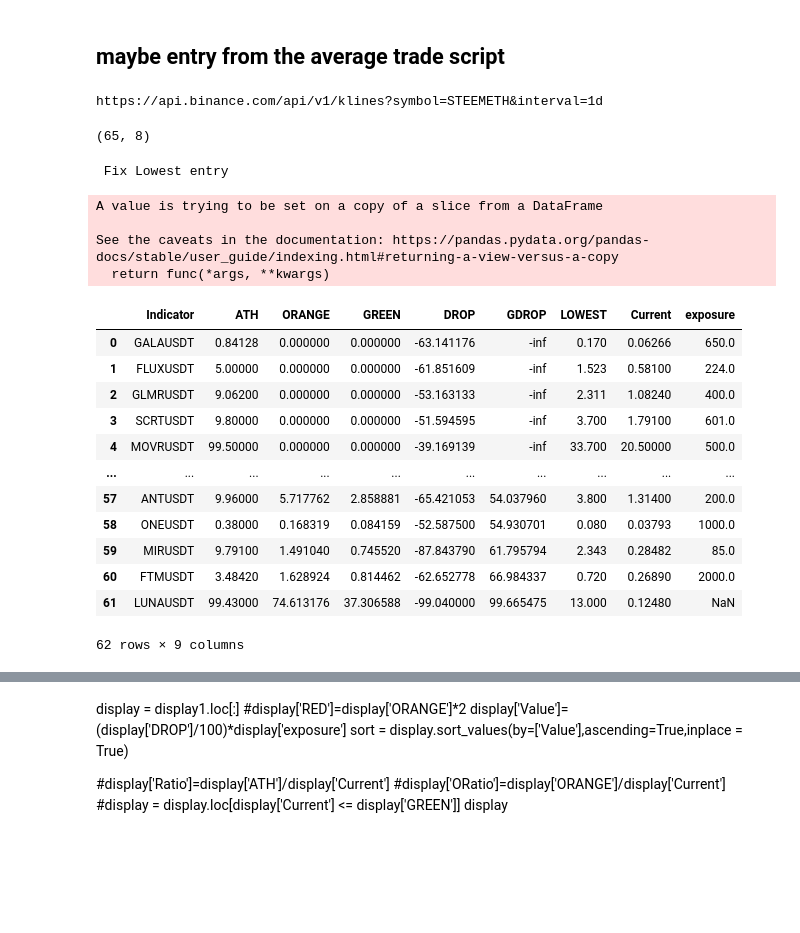
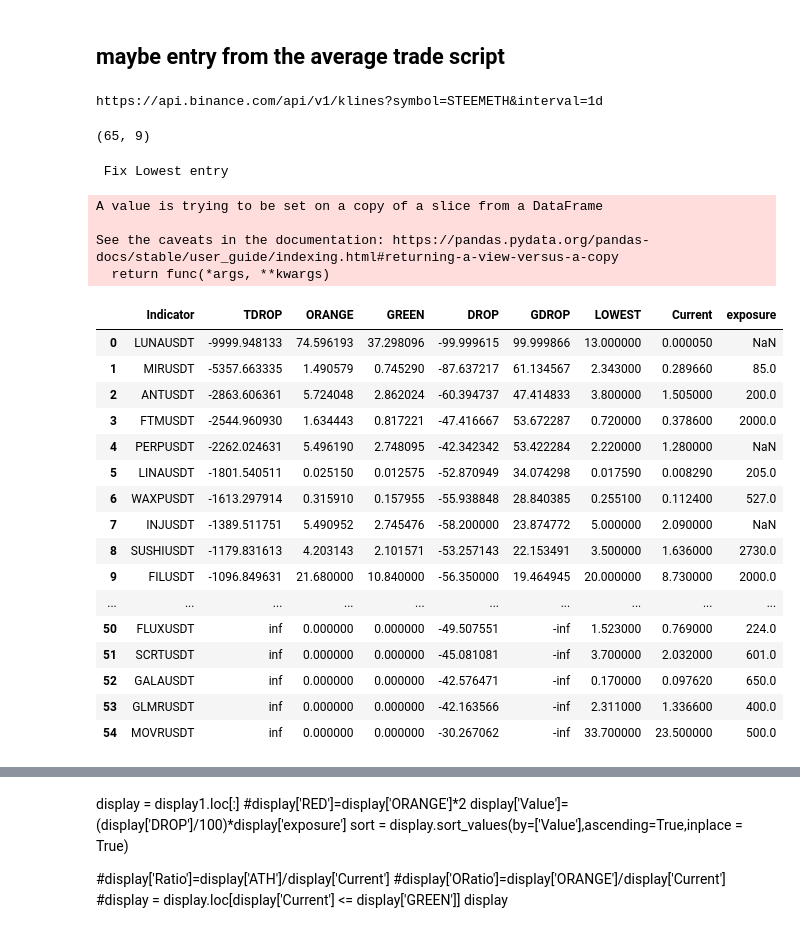
Before and after one commit to hjabbour/ML, a Jupyter notebook: FixEntries.ipynb, the cells around one changed output, grey strips where cells are left out. Saved outputs shown, nothing was run; the diff lists cells and outputs as text; code cells hidden in the pictures; blank space fills up the shorter version.

```diff
--- a/FixEntries.ipynb
+++ b/FixEntries.ipynb
@@ -167,6 +167,7 @@ AllTime.dtypes
 #AllTime['3MONTH']=(AllTime['Current']/AllTime['THMH'])*100
 AllTime['DROP']=((AllTime['Current']-AllTime['LOWEST'])/AllTime['LOWEST'])*100
 AllTime['GDROP']=((AllTime['GREEN']-AllTime['Current'])/AllTime['GREEN'])*100
+AllTime['TDROP']=((AllTime['DROP']*AllTime['GDROP']))
 
 #AllTime.sort_values(by=['ALLTIME'],ascending=True,inplace = True)
 #AllTime.sort_values(by='ATH',ascending=False)
@@ -177,52 +178,57 @@ AllTime['GDROP']=((AllTime['GREEN']-AllTime['Current'])/AllTime['GREEN'])*100
 AllTime.shape
 # %% [output]
 https://api.binance.com/api/v1/klines?symbol=STEEMETH&interval=1d
-(65, 8)
+(65, 9)
 # %%
 ## Display the Data coins run last  Month
 
 #drop = AllTime.loc[(AllTime['MONTH'] < 35)]
 #drop = AllTime.loc[(AllTime['MONTH'] < 70)]
 #drop = AllTime.loc[(AllTime['MONTH'] < 80)&(AllTime['2MONTH'] < 70)&(AllTime['ALLTIME'] < 40)]
 drop = AllTime.loc[(AllTime['Current'] <= AllTime['LOWEST'])]
 
 #sort = drop.sort_values(by=['EASY'],ascending=False,inplace = True)
-sort = drop.sort_values(by=['GDROP','DROP'],ascending=[True,True],inplace = True)
+sort = drop.sort_values(by=['GDROP','DROP'],ascending=[False,True],inplace = True)
+sort = drop.sort_values(by=['TDROP'],ascending=True,inplace = True)
 
 #drop = drop.loc[(drop['ALLTIME'] < drop['3MONTH'])]
-display = drop[['Indicator','ATH','ORANGE','GREEN','DROP','GDROP','LOWEST','Current']]
+display = drop[['Indicator','TDROP','ORANGE','GREEN','DROP','GDROP','LOWEST','Current']]
 
 #print(display.iloc[0:60,0:14])
 #print(display.iloc[60:110,])
 #print(display.iloc[110:160,])
 print("\b Fix Lowest entry ")
 
 display = display.merge(exposure ,how="left",on="Indicator")
 #display1 = display.sort_values(by=['exposure'],ascending=True,inplace = True)
 
 
 display.to_csv("fixentries.csv")
 
 display
 # %% [output]
  Fix Lowest entry
 A value is trying to be set on a copy of a slice from a DataFrame
 
 See the caveats in the documentation: https://pandas.pydata.org/pandas-docs/stable/user_guide/indexing.html#returning-a-view-versus-a-copy
   return func(*args, **kwargs)
-|  | Indicator | ATH | ORANGE | GREEN | DROP | GDROP | LOWEST | Current | exposure |
-| 0 | GALAUSDT | 0.84128 | 0.000000 | 0.000000 | -63.141176 | -inf | 0.170 | 0.06266 | 650.0 |
-| 1 | FLUXUSDT | 5.00000 | 0.000000 | 0.000000 | -61.851609 | -inf | 1.523 | 0.58100 | 224.0 |
-| 2 | GLMRUSDT | 9.06200 | 0.000000 | 0.000000 | -53.163133 | -inf | 2.311 | 1.08240 | 400.0 |
-| 3 | SCRTUSDT | 9.80000 | 0.000000 | 0.000000 | -51.594595 | -inf | 3.700 | 1.79100 | 601.0 |
-| 4 | MOVRUSDT | 99.50000 | 0.000000 | 0.000000 | -39.169139 | -inf | 33.700 | 20.50000 | 500.0 |
+|  | Indicator | TDROP | ORANGE | GREEN | DROP | GDROP | LOWEST | Current | exposure |
+| 0 | LUNAUSDT | -9999.948133 | 74.596193 | 37.298096 | -99.999615 | 99.999866 | 13.000000 | 0.000050 | NaN |
+| 1 | MIRUSDT | -5357.663335 | 1.490579 | 0.745290 | -87.637217 | 61.134567 | 2.343000 | 0.289660 | 85.0 |
+| 2 | ANTUSDT | -2863.606361 | 5.724048 | 2.862024 | -60.394737 | 47.414833 | 3.800000 | 1.505000 | 200.0 |
+| 3 | FTMUSDT | -2544.960930 | 1.634443 | 0.817221 | -47.416667 | 53.672287 | 0.720000 | 0.378600 | 2000.0 |
+| 4 | PERPUSDT | -2262.024631 | 5.496190 | 2.748095 | -42.342342 | 53.422284 | 2.220000 | 1.280000 | NaN |
+| 5 | LINAUSDT | -1801.540511 | 0.025150 | 0.012575 | -52.870949 | 34.074298 | 0.017590 | 0.008290 | 205.0 |
+| 6 | WAXPUSDT | -1613.297914 | 0.315910 | 0.157955 | -55.938848 | 28.840385 | 0.255100 | 0.112400 | 527.0 |
+| 7 | INJUSDT | -1389.511751 | 5.490952 | 2.745476 | -58.200000 | 23.874772 | 5.000000 | 2.090000 | NaN |
+| 8 | SUSHIUSDT | -1179.831613 | 4.203143 | 2.101571 | -53.257143 | 22.153491 | 3.500000 | 1.636000 | 2730.0 |
+| 9 | FILUSDT | -1096.849631 | 21.680000 | 10.840000 | -56.350000 | 19.464945 | 20.000000 | 8.730000 | 2000.0 |
 | ... | ... | ... | ... | ... | ... | ... | ... | ... | ... |
-| 57 | ANTUSDT | 9.96000 | 5.717762 | 2.858881 | -65.421053 | 54.037960 | 3.800 | 1.31400 | 200.0 |
-| 58 | ONEUSDT | 0.38000 | 0.168319 | 0.084159 | -52.587500 | 54.930701 | 0.080 | 0.03793 | 1000.0 |
-| 59 | MIRUSDT | 9.79100 | 1.491040 | 0.745520 | -87.843790 | 61.795794 | 2.343 | 0.28482 | 85.0 |
-| 60 | FTMUSDT | 3.48420 | 1.628924 | 0.814462 | -62.652778 | 66.984337 | 0.720 | 0.26890 | 2000.0 |
-| 61 | LUNAUSDT | 99.43000 | 74.613176 | 37.306588 | -99.040000 | 99.665475 | 13.000 | 0.12480 | NaN |
+| 50 | FLUXUSDT | inf | 0.000000 | 0.000000 | -49.507551 | -inf | 1.523000 | 0.769000 | 224.0 |
+| 51 | SCRTUSDT | inf | 0.000000 | 0.000000 | -45.081081 | -inf | 3.700000 | 2.032000 | 601.0 |
+| 52 | GALAUSDT | inf | 0.000000 | 0.000000 | -42.576471 | -inf | 0.170000 | 0.097620 | 650.0 |
+| 53 | GLMRUSDT | inf | 0.000000 | 0.000000 | -42.163566 | -inf | 2.311000 | 1.336600 | 400.0 |
+| 54 | MOVRUSDT | inf | 0.000000 | 0.000000 | -30.267062 | -inf | 33.700000 | 23.500000 | 500.0 |
-62 rows × 9 columns
 # %%
 display = display.loc[:]
 display = display.loc[display.DROP <= -30]
```
Also changed, not shown: parts of 2 cells of this notebook, 4 other files.
